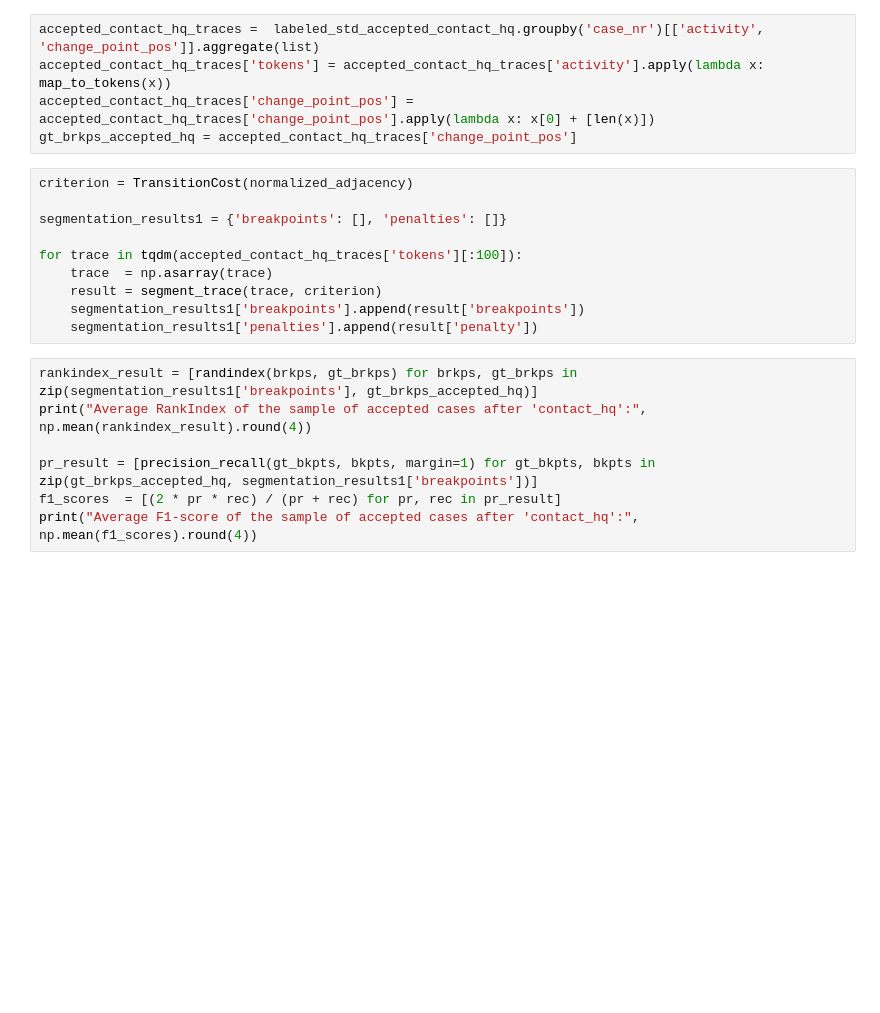
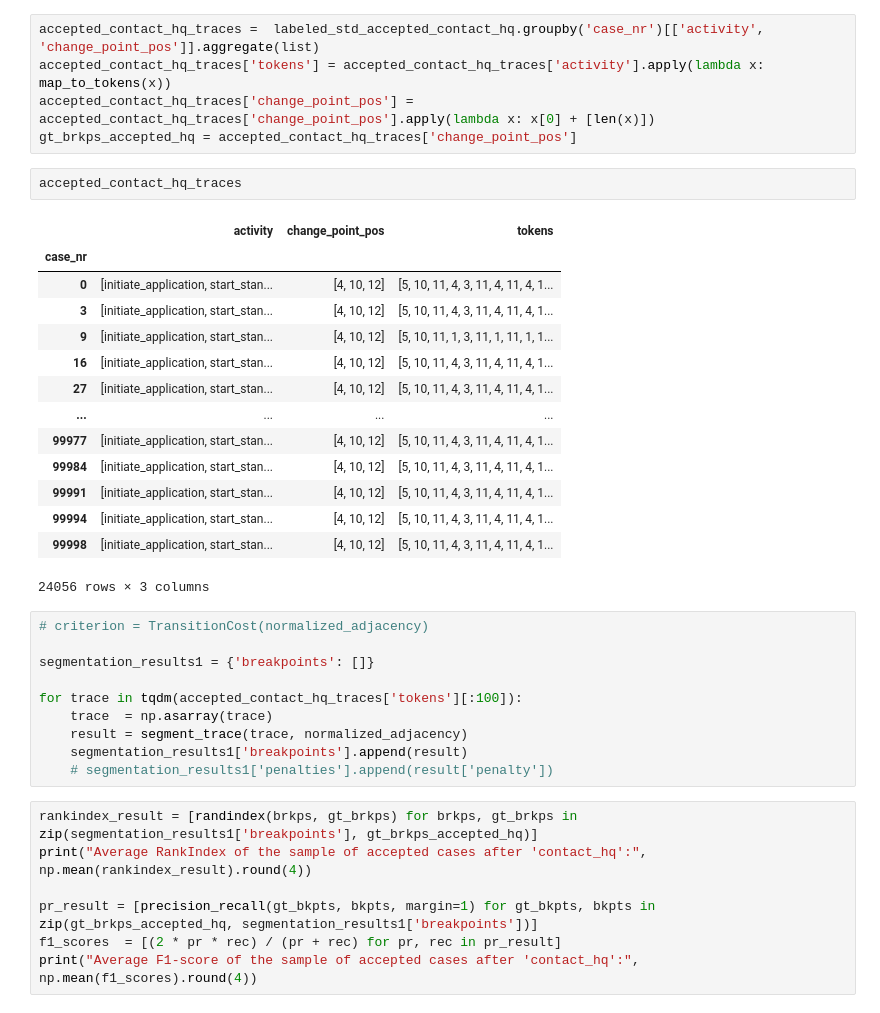
Before and after one commit to kSahatova/xAI-PPM, a Jupyter notebook: simbank_data_eda.ipynb, the cells around one changed output. Drawn from its saved outputs; the diff is of its cells as text; blank space fills up the shorter version.

Commit message:
sv calculation with different segmentation strategies

```diff
--- a/simbank_data_eda.ipynb
+++ b/simbank_data_eda.ipynb
@@ -448,16 +446,33 @@ accepted_contact_hq_traces =  labeled_std_accepted_contact_hq.groupby('case_nr')
 accepted_contact_hq_traces['tokens'] = accepted_contact_hq_traces['activity'].apply(lambda x: map_to_tokens(x))
 accepted_contact_hq_traces['change_point_pos'] = accepted_contact_hq_traces['change_point_pos'].apply(lambda x: x[0] + [len(x)])
 gt_brkps_accepted_hq = accepted_contact_hq_traces['change_point_pos']
+# %%
+accepted_contact_hq_traces
+# %% [output]
+|  | activity | change_point_pos | tokens |
+| case_nr |  |  |  |
+| 0 | [initiate_application, start_stan... | [4, 10, 12] | [5, 10, 11, 4, 3, 11, 4, 11, 4, 1... |
+| 3 | [initiate_application, start_stan... | [4, 10, 12] | [5, 10, 11, 4, 3, 11, 4, 11, 4, 1... |
+| 9 | [initiate_application, start_stan... | [4, 10, 12] | [5, 10, 11, 1, 3, 11, 1, 11, 1, 1... |
+| 16 | [initiate_application, start_stan... | [4, 10, 12] | [5, 10, 11, 4, 3, 11, 4, 11, 4, 1... |
+| 27 | [initiate_application, start_stan... | [4, 10, 12] | [5, 10, 11, 4, 3, 11, 4, 11, 4, 1... |
+| ... | ... | ... | ... |
+| 99977 | [initiate_application, start_stan... | [4, 10, 12] | [5, 10, 11, 4, 3, 11, 4, 11, 4, 1... |
+| 99984 | [initiate_application, start_stan... | [4, 10, 12] | [5, 10, 11, 4, 3, 11, 4, 11, 4, 1... |
+| 99991 | [initiate_application, start_stan... | [4, 10, 12] | [5, 10, 11, 4, 3, 11, 4, 11, 4, 1... |
+| 99994 | [initiate_application, start_stan... | [4, 10, 12] | [5, 10, 11, 4, 3, 11, 4, 11, 4, 1... |
+| 99998 | [initiate_application, start_stan... | [4, 10, 12] | [5, 10, 11, 4, 3, 11, 4, 11, 4, 1... |
+24056 rows × 3 columns
 # %%
-criterion = TransitionCost(normalized_adjacency)
+# criterion = TransitionCost(normalized_adjacency)
 
-segmentation_results1 = {'breakpoints': [], 'penalties': []}
+segmentation_results1 = {'breakpoints': []}
 
 for trace in tqdm(accepted_contact_hq_traces['tokens'][:100]):
     trace  = np.asarray(trace)
-    result = segment_trace(trace, criterion)
-    segmentation_results1['breakpoints'].append(result['breakpoints'])
-    segmentation_results1['penalties'].append(result['penalty'])
+    result = segment_trace(trace, normalized_adjacency)
+    segmentation_results1['breakpoints'].append(result)
+    # segmentation_results1['penalties'].append(result['penalty'])
 # %%
 rankindex_result = [randindex(brkps, gt_brkps) for brkps, gt_brkps in zip(segmentation_results1['breakpoints'], gt_brkps_accepted_hq)]
 print("Average RankIndex of the sample of accepted cases after 'contact_hq':", np.mean(rankindex_result).round(4))
```
Also changed, not shown: parts of 10 cells of this notebook, 26 other files.
